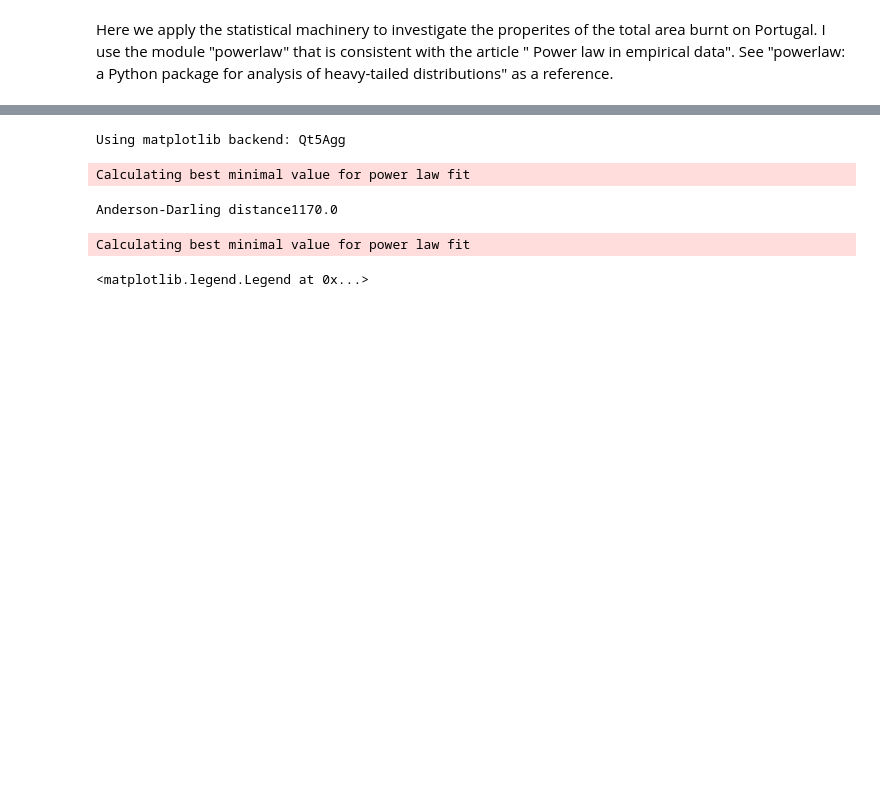
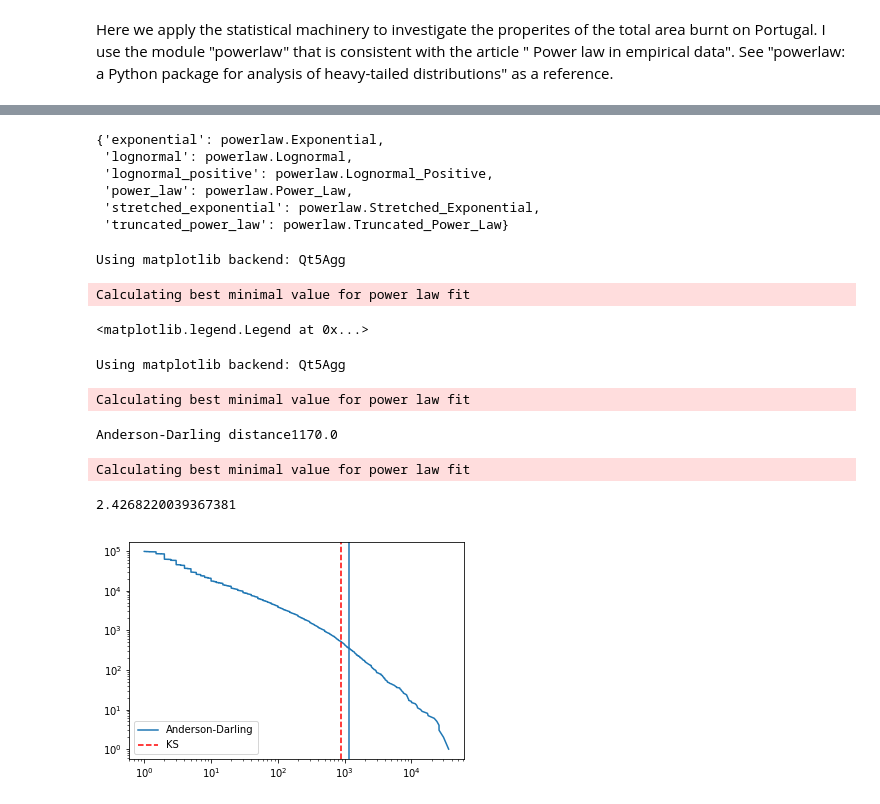
Before and after one commit to g-torr/wildfire, a Jupyter notebook: total_area.ipynb, the cells around one changed output, grey strips where cells are left out. Saved outputs shown, nothing was run; the diff lists cells and outputs as text; code cells hidden in the pictures; blank space fills up the shorter version.

```diff
--- a/total_area.ipynb
+++ b/total_area.ipynb
@@ -28,22 +35,53 @@ Calculating best minimal value for power law fit
+# %%
+fit.supported_distributions
+# %% [output]
+{'exponential': powerlaw.Exponential,
+ 'lognormal': powerlaw.Lognormal,
+ 'lognormal_positive': powerlaw.Lognormal_Positive,
+ 'power_law': powerlaw.Power_Law,
+ 'stretched_exponential': powerlaw.Stretched_Exponential,
+ 'truncated_power_law': powerlaw.Truncated_Power_Law}
+# %%
+%matplotlib
+a=fire["tot_burnt"]
+a=a[a>1]
+
+fit=powerlaw.Fit(a)
+R, p = fit.distribution_compare('stretched_exponential','power_law',  normalized_ratio=True)
+fig = fit.plot_ccdf(linewidth=3)
+fit.power_law.plot_ccdf(ax=fig,ls="--",label="powerlaw")
+fit.stretched_exponential.plot_ccdf(ax=fig,ls="-.",label="stretched")
+fit.lognormal.plot_ccdf(ax=fig,ls="-.",label="lognorm")
+#plot(sort(a),1-arange(0,len(a))/len(a),"r")
+R,p
+legend()
+# %% [output]
+Using matplotlib backend: Qt5Agg
+Calculating best minimal value for power law fit
+<matplotlib.legend.Legend at 0x...>
 # %%
 %matplotlib
+a=fire["tot_burnt"]
 a=a[a>1]
 fit=powerlaw.Fit(a,xmin_distance="Asquare")
 #plot(x,y,".")
 plot(sort(a),len(a)-arange(0,len(a)))
 loglog()
 fit.Asquare
 print("Anderson-Darling distance"+str(fit.xmin))
 axvline(fit.xmin,label="Anderson-Darling")
 fit=powerlaw.Fit(a,xmin_distance="D")
 axvline(fit.xmin,ls="--",c="r",label="KS")
 legend()
+plot()
+fit.alpha
 # %% [output]
 Using matplotlib backend: Qt5Agg
 Calculating best minimal value for power law fit
 Anderson-Darling distance1170.0
 Calculating best minimal value for power law fit
-<matplotlib.legend.Legend at 0x...>
+2.4268220039367381
+[figure, added]
 # %%
 %matplotlib inline
 KS=[]
```
Also changed, not shown: parts of 20 cells of this notebook, 7 other files.
